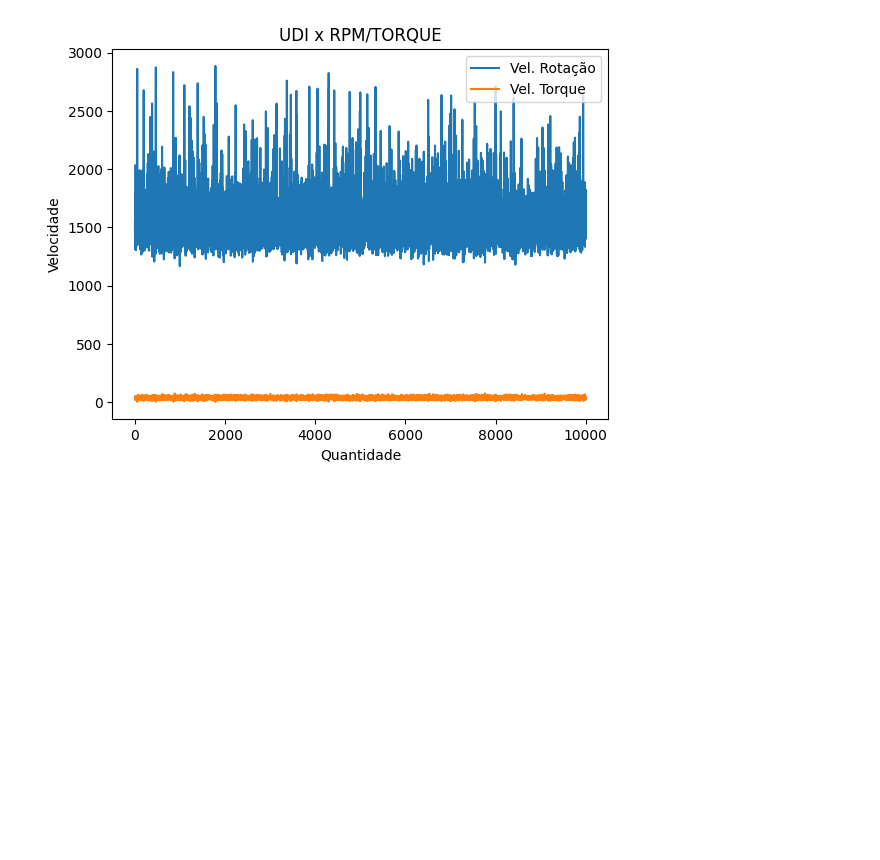
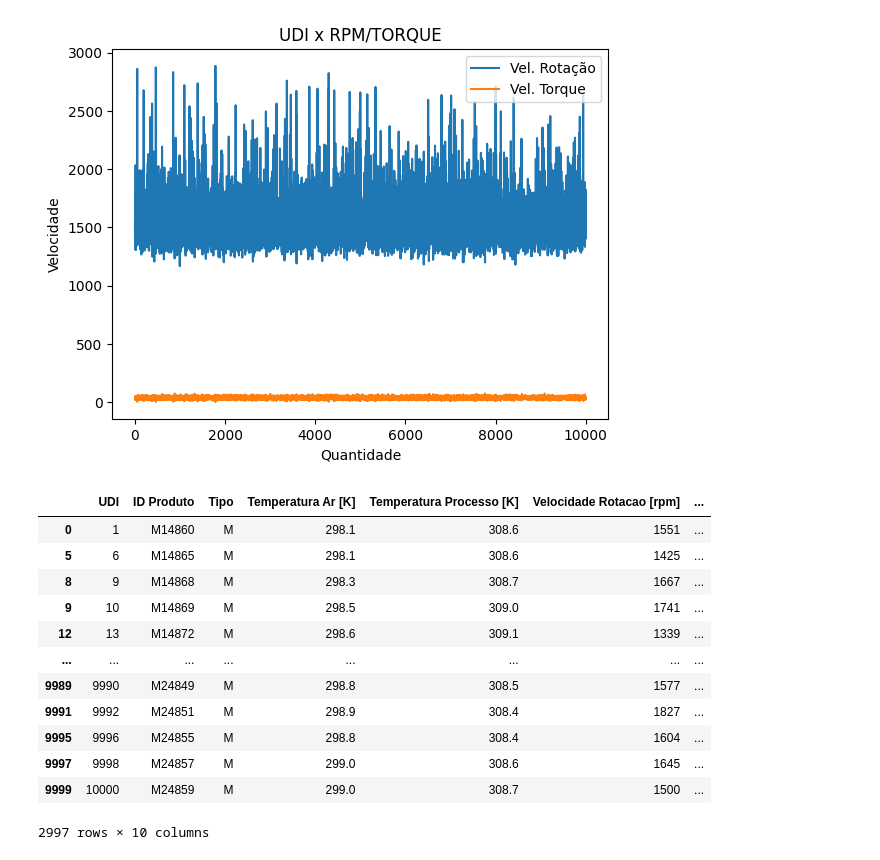
Before and after one commit to GabrielMiranda05/Estudos-DataScience, a Jupyter notebook: DataFrames.ipynb, the cells around one changed output. Saved outputs shown, nothing was run; the diff lists cells and outputs as text; code cells hidden in the pictures; blank space fills up the shorter version.

```diff
--- a/DataFrames.ipynb
+++ b/DataFrames.ipynb
@@ -94,3 +83,21 @@ plt.title("UDI x RPM/TORQUE")
 plt.show()
 # %% [output]
 [figure]
+# %%
+#4. Faça um filtro para selecionar maquinas apenas do tipo M
+dados_filtrados = dados[dados['Tipo'] == 'M']
+dados_filtrados
+# %% [output]
+|  | UDI | ID Produto | Tipo | Temperatura Ar [K] | Temperatura Processo [K] | Velocidade Rotacao [rpm] | ... |
+| 0 | 1 | M14860 | M | 298.1 | 308.6 | 1551 | ... |
+| 5 | 6 | M14865 | M | 298.1 | 308.6 | 1425 | ... |
+| 8 | 9 | M14868 | M | 298.3 | 308.7 | 1667 | ... |
+| 9 | 10 | M14869 | M | 298.5 | 309.0 | 1741 | ... |
+| 12 | 13 | M14872 | M | 298.6 | 309.1 | 1339 | ... |
+| ... | ... | ... | ... | ... | ... | ... | ... |
+| 9989 | 9990 | M24849 | M | 298.8 | 308.5 | 1577 | ... |
+| 9991 | 9992 | M24851 | M | 298.9 | 308.4 | 1827 | ... |
+| 9995 | 9996 | M24855 | M | 298.8 | 308.4 | 1604 | ... |
+| 9997 | 9998 | M24857 | M | 299.0 | 308.6 | 1645 | ... |
+| 9999 | 10000 | M24859 | M | 299.0 | 308.7 | 1500 | ... |
+2997 rows × 10 columns
```
Also changed, not shown: parts of 7 cells of this notebook.
